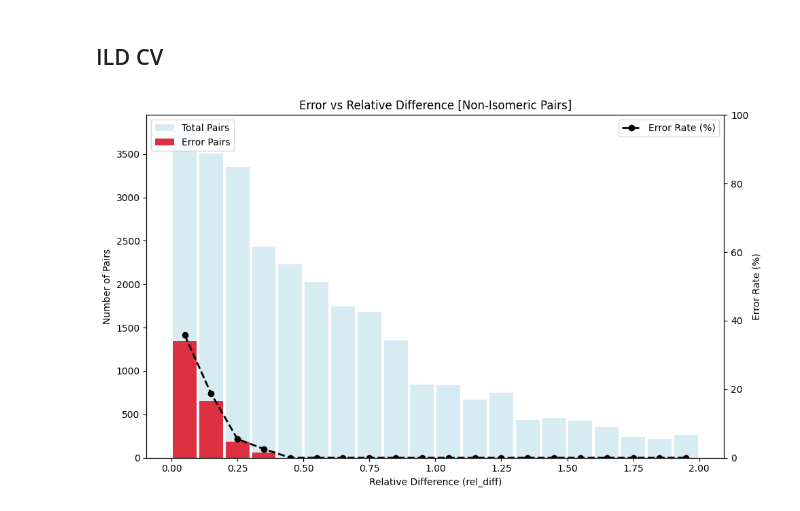
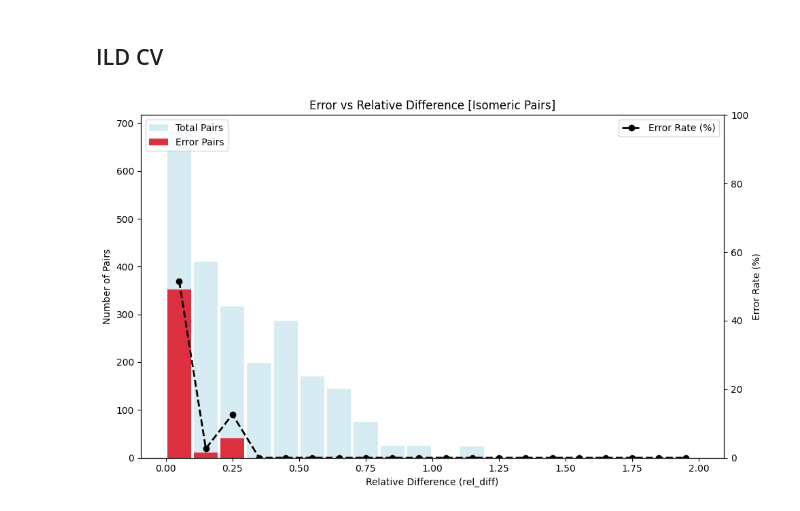
Before and after one commit to IvanRozanov04/FlavonoidsElutionOrderPrediction, a Jupyter notebook: code/LogisticRegression.ipynb, the cells around one changed output. Cells and saved outputs as stored; diff of their text form; code cells hidden in the pictures.

```diff
--- a/code/LogisticRegression.ipynb
+++ b/code/LogisticRegression.ipynb
@@ -281,7 +281,7 @@ write_accumulator_to_csv(RD_acc,current_dir.parent/'output'/'Accumulators'/'Log9
 # %%
-plot_rel_diff_error_distribution(RD_acc,isomeric_only=False,bin_edges=np.linspace(0, 2.0, 21))
+plot_rel_diff_error_distribution(RD_acc,isomeric_only=True,bin_edges=np.linspace(0, 2.0, 21))
 # %% [output]
-[figure, old version]
+[figure, new version]
 # %%
 # Unweighted metrics (PER)
 PER_test_mean, PER_test_std = np.mean(ild_results[:, 0]), np.std(ild_results[:, 0],ddof=1) #/ np.sqrt(len(ild_results[:, 0])) * 1.96
```
Also changed, not shown: parts of 6 cells of this notebook, 8 other files.
